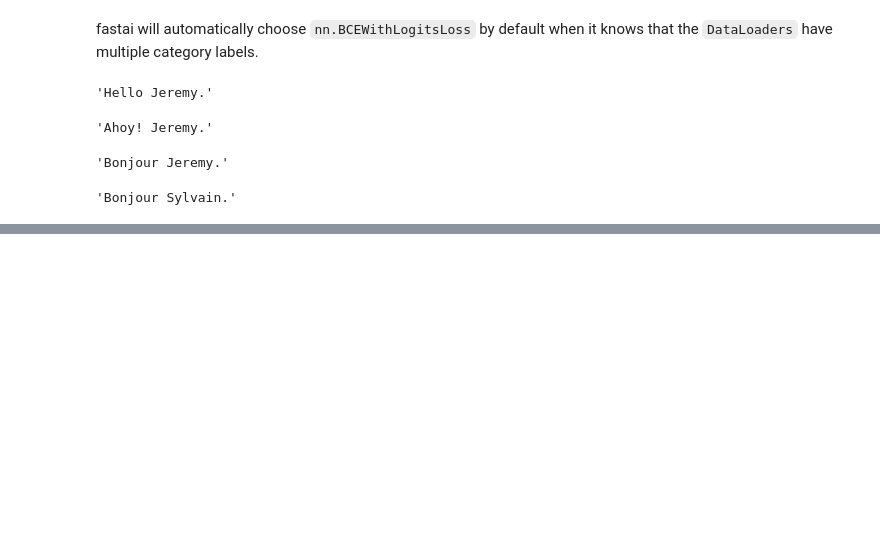
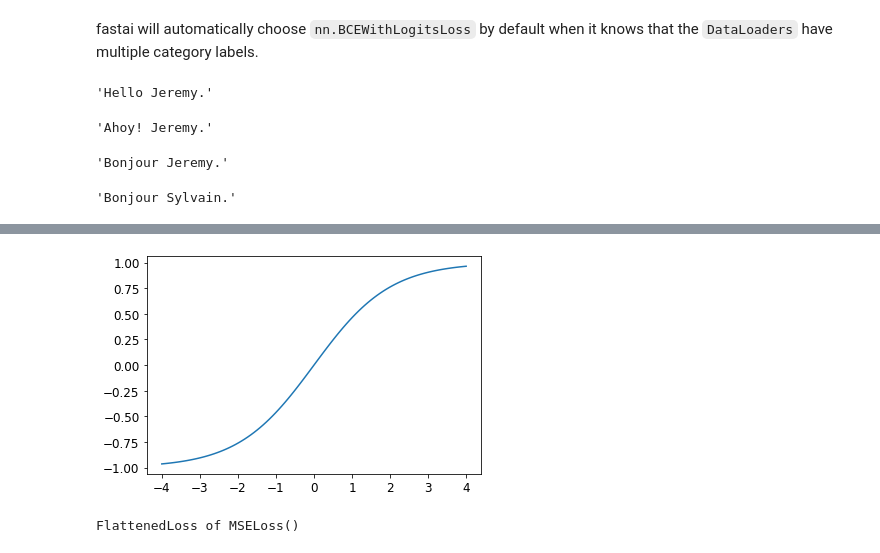
Before and after one commit to bwbelljr/fastaiv2, a Jupyter notebook: Lesson 6 (part 2), Chapter 6.ipynb, the cells around one changed output, grey strips where cells are left out. Drawn from its saved outputs; the diff is of its cells as text; code cells hidden in the pictures; blank space fills up the shorter version.

```diff
--- a/Lesson 6 (part 2), Chapter 6.ipynb
+++ b/Lesson 6 (part 2), Chapter 6.ipynb
@@ -351,0 +440,8 @@ plt.plot(xs, accs)
+# %%
+plot_function(partial(sigmoid_range, low=-1, high=1), min=-4, max=4)
+# %% [output]
+[figure, added]
+# %%
+dls.loss_func
+# %% [output]
+FlattenedLoss of MSELoss()
```
Also changed, not shown: parts of 43 cells of this notebook.
